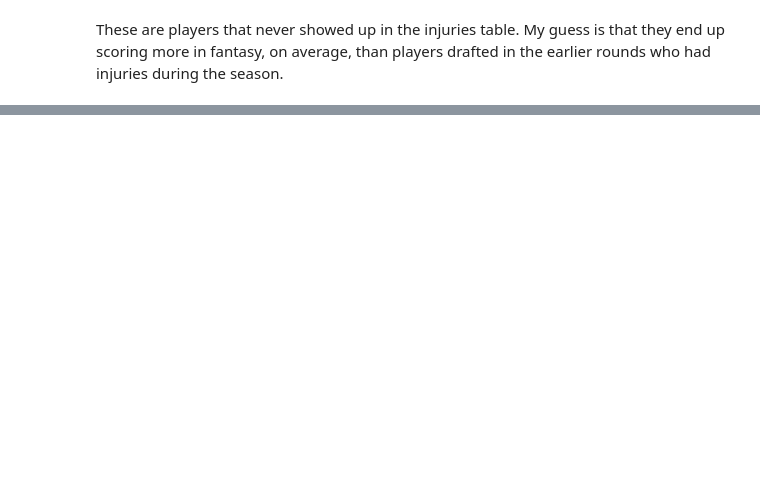
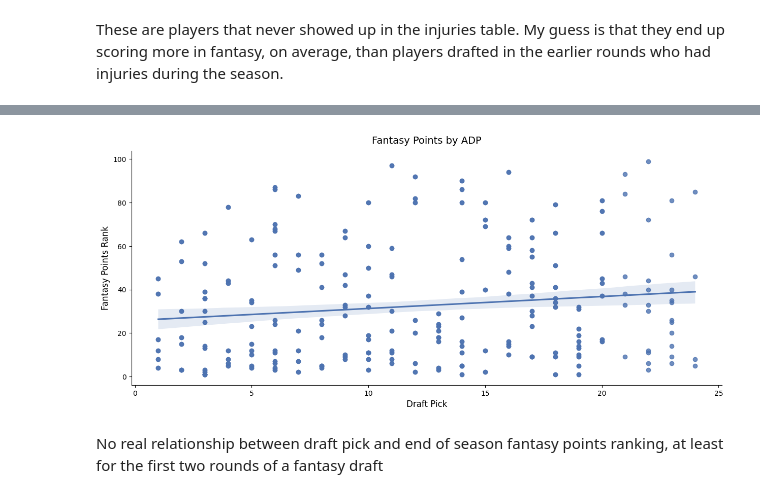
Before and after one commit to gfidanli/fantasy_football_analysis, a Jupyter notebook: daily_analysis/day_31_40/day39.ipynb, the cells around one changed output, grey strips where cells are left out. Cells and saved outputs as stored; diff of their text form; code cells hidden in the pictures; blank space fills up the shorter version.

```diff
--- a/daily_analysis/day_31_40/day39.ipynb
+++ b/daily_analysis/day_31_40/day39.ipynb
@@ -199,0 +310,19 @@ df[df['r_pts_ppr'].isnull()]
+# %%
+# Change plot size
+plt.figure(figsize = (15, 6))
+
+g = sns.regplot(data=df_rm_outliers,
+            x='pick',
+            y='r_pts_ppr')
+
+# Add labels and title
+g.set_xlabel("Draft Pick", size=12)
+g.set_ylabel("Fantasy Points Rank", size=12)
+g.set_title("Fantasy Points by ADP", size=14, pad=10)
+
+sns.despine()
+plt.show()
+# %% [output]
+[figure, added]
+# %% [markdown]
+No real relationship between draft pick and end of season fantasy points ranking, at least for the first two rounds of a fantasy draft
```
Also changed, not shown: parts of 15 cells of this notebook.
